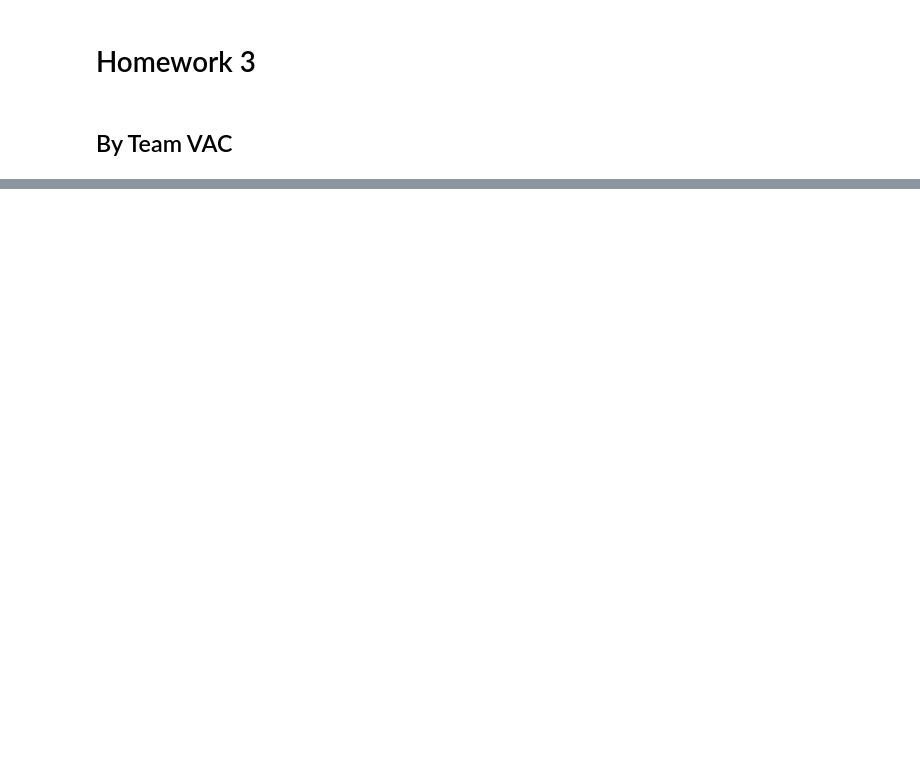
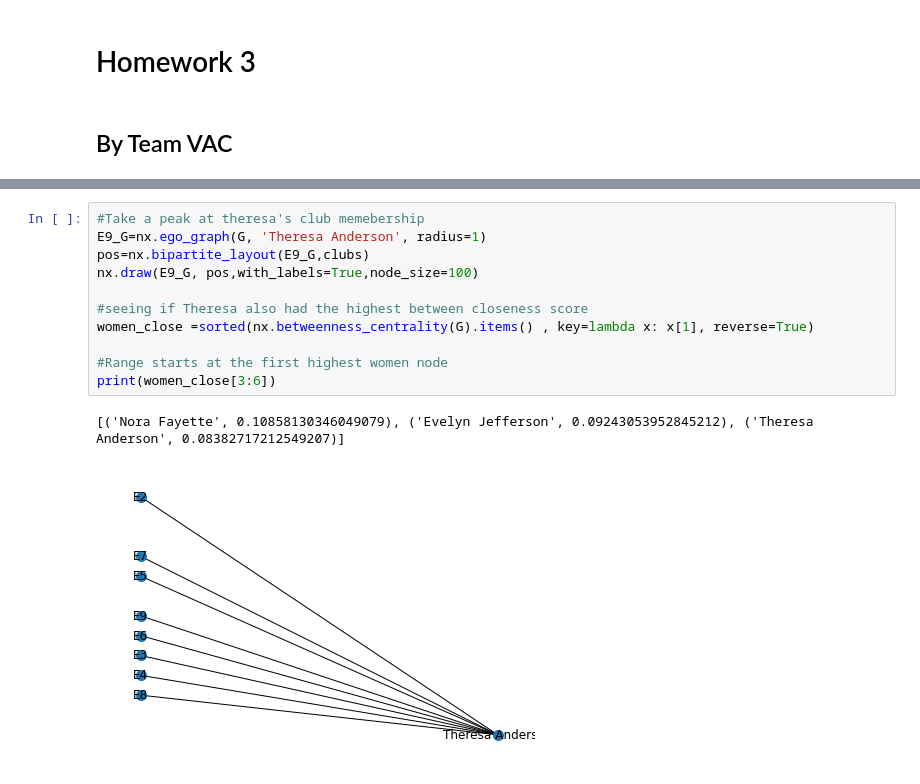
Before and after one commit to Vy4thewin/Data620_TeamVAC, a Jupyter notebook: Data620_W3_P2.ipynb, the cells around one changed output, grey strips where cells are left out. Saved outputs shown, nothing was run; the diff lists cells and outputs as text; blank space fills up the shorter version.

```diff
--- a/Data620_W3_P2.ipynb
+++ b/Data620_W3_P2.ipynb
@@ -39,0 +92,14 @@ plt.show()
+# %%
+#Take a peak at theresa's club memebership
+E9_G=nx.ego_graph(G, 'Theresa Anderson', radius=1)
+pos=nx.bipartite_layout(E9_G,clubs)
+nx.draw(E9_G, pos,with_labels=True,node_size=100)
+
+#seeing if Theresa also had the highest between closeness score
+women_close =sorted(nx.betweenness_centrality(G).items() , key=lambda x: x[1], reverse=True)
+
+#Range starts at the first highest women node
+print(women_close[3:6])
+# %% [output]
+[('Nora Fayette', 0.10858130346049079), ('Evelyn Jefferson', 0.09243053952845212), ('Theresa Anderson', 0.08382717212549207)]
+[figure, added]
```
Also changed, not shown: parts of 9 cells of this notebook.
